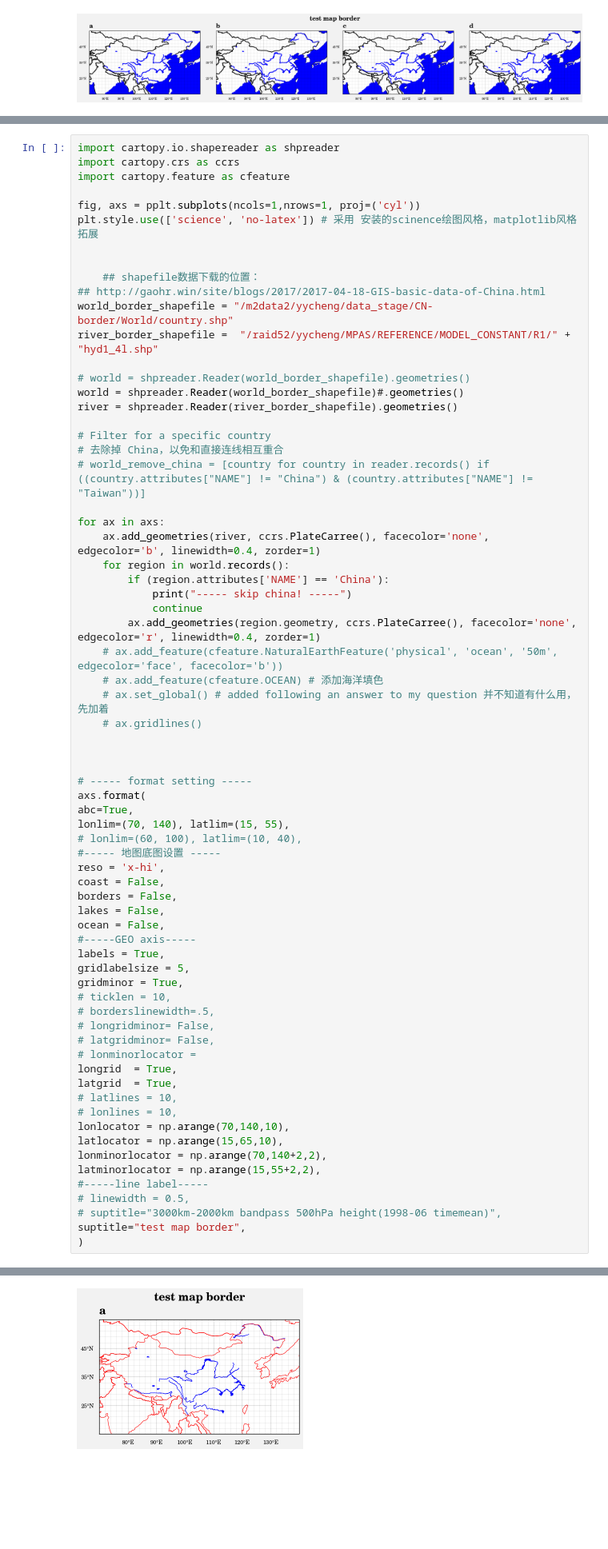
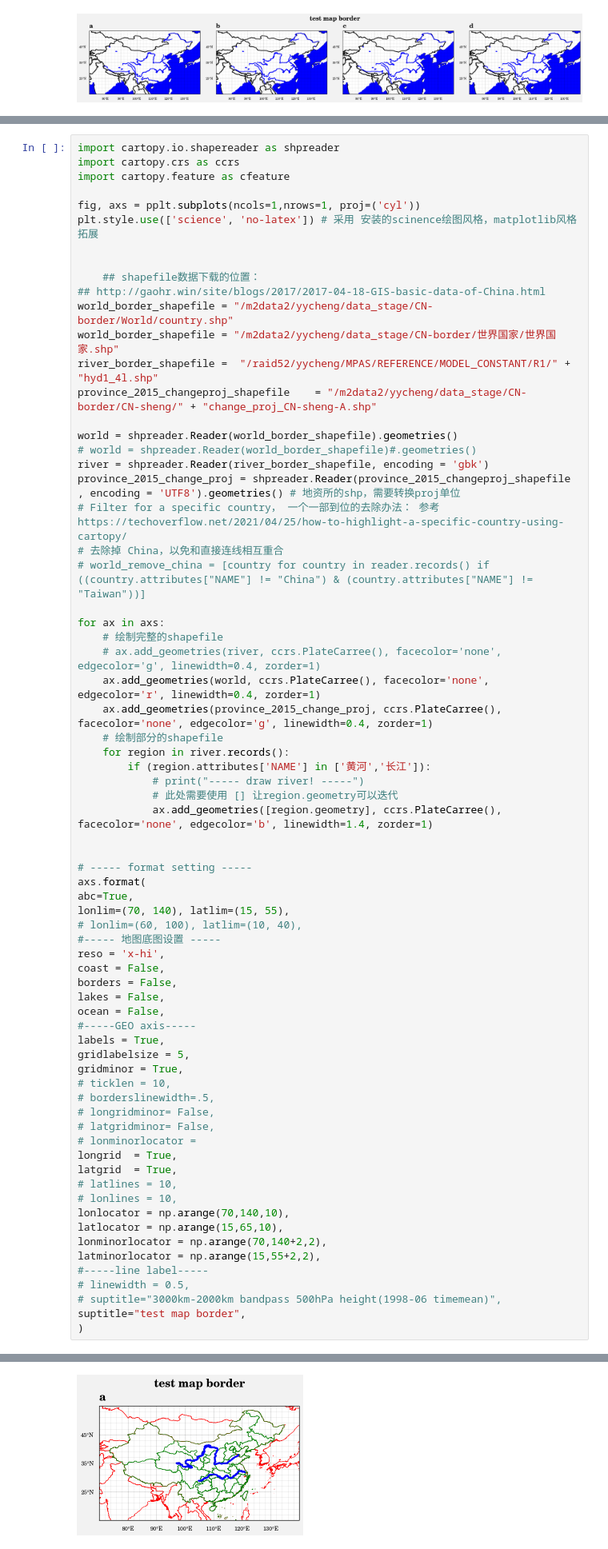
Before and after one commit to dozerlcl/MPAS_case_study, a Jupyter notebook: 92-25km_vr_rcm_postprocess/visualization/case_info/domain_info.ipynb, the cells around one changed output, grey strips where cells are left out. Shown at 80% size. Drawn from its saved outputs; the diff is of its cells as text; blank space fills up the shorter version.

```diff
--- a/92-25km_vr_rcm_postprocess/visualization/case_info/domain_info.ipynb
+++ b/92-25km_vr_rcm_postprocess/visualization/case_info/domain_info.ipynb
@@ -144,28 +150,29 @@ plt.style.use(['science', 'no-latex']) # 采用 安装的scinence绘图风格，
     ## shapefile数据下载的位置：
 ## http://gaohr.win/site/blogs/2017/2017-04-18-GIS-basic-data-of-China.html
 world_border_shapefile = "/m2data2/yycheng/data_stage/CN-border/World/country.shp"
+world_border_shapefile = "/m2data2/yycheng/data_stage/CN-border/世界国家/世界国家.shp"
 river_border_shapefile =  "/raid52/yycheng/MPAS/REFERENCE/MODEL_CONSTANT/R1/" + "hyd1_4l.shp"
+province_2015_changeproj_shapefile    = "/m2data2/yycheng/data_stage/CN-border/CN-sheng/" + "change_proj_CN-sheng-A.shp"
 
-# world = shpreader.Reader(world_border_shapefile).geometries()
-world = shpreader.Reader(world_border_shapefile)#.geometries()
-river = shpreader.Reader(river_border_shapefile).geometries()
-
-# Filter for a specific country
+world = shpreader.Reader(world_border_shapefile).geometries()
+# world = shpreader.Reader(world_border_shapefile)#.geometries()
+river = shpreader.Reader(river_border_shapefile, encoding = 'gbk')
+province_2015_change_proj = shpreader.Reader(province_2015_changeproj_shapefile , encoding = 'UTF8').geometries() # 地资所的shp，需要转换proj单位
+# Filter for a specific country， 一个一部到位的去除办法： 参考 https://techoverflow.net/2021/04/25/how-to-highlight-a-specific-country-using-cartopy/
 # 去除掉 China，以免和直接连线相互重合
 # world_remove_china = [country for country in reader.records() if ((country.attributes["NAME"] != "China") & (country.attributes["NAME"] != "Taiwan"))]
 
 for ax in axs:
-    ax.add_geometries(river, ccrs.PlateCarree(), facecolor='none', edgecolor='b', linewidth=0.4, zorder=1)
-    for region in world.records():
-        if (region.attributes['NAME'] == 'China'):
-            print("----- skip china! -----")
-            continue
-        ax.add_geometries(region.geometry, ccrs.PlateCarree(), facecolor='none', edgecolor='r', linewidth=0.4, zorder=1)
-    # ax.add_feature(cfeature.NaturalEarthFeature('physical', 'ocean', '50m', edgecolor='face', facecolor='b'))
-    # ax.add_feature(cfeature.OCEAN) # 添加海洋填色
-    # ax.set_global() # added following an answer to my question 并不知道有什么用，先加着
-    # ax.gridlines()
-
+    # 绘制完整的shapefile
+    # ax.add_geometries(river, ccrs.PlateCarree(), facecolor='none', edgecolor='g', linewidth=0.4, zorder=1)
+    ax.add_geometries(world, ccrs.PlateCarree(), facecolor='none', edgecolor='r', linewidth=0.4, zorder=1)
+    ax.add_geometries(province_2015_change_proj, ccrs.PlateCarree(), facecolor='none', edgecolor='g', linewidth=0.4, zorder=1)
+    # 绘制部分的shapefile
+    for region in river.records():
+        if (region.attributes['NAME'] in ['黄河','长江']):
+            # print("----- draw river! -----")
+            # 此处需要使用 [] 让region.geometry可以迭代
+            ax.add_geometries([region.geometry], ccrs.PlateCarree(), facecolor='none', edgecolor='b', linewidth=1.4, zorder=1)
 
 
 # ----- format setting -----
@@ -206,4 +212,4 @@ suptitle="test map border",
-[figure, old version]
+[figure, new version]
 # %% [markdown]
 ## 从shapefile中补全其他部分
 
```
Also changed, not shown: parts of 2 cells of this notebook, 4 other files.
